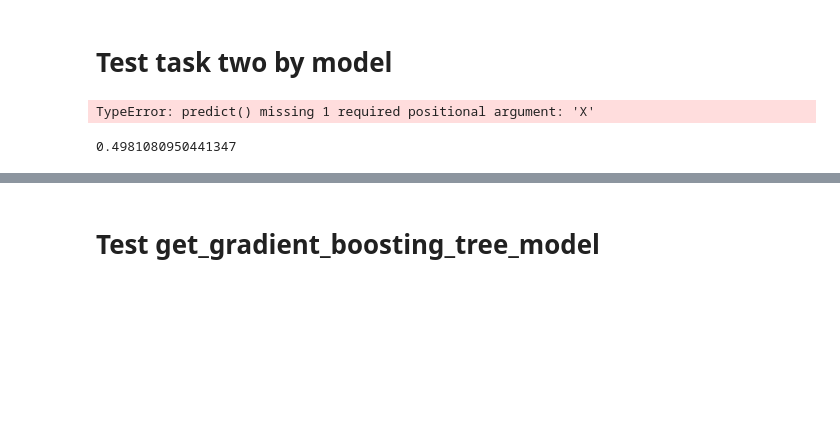
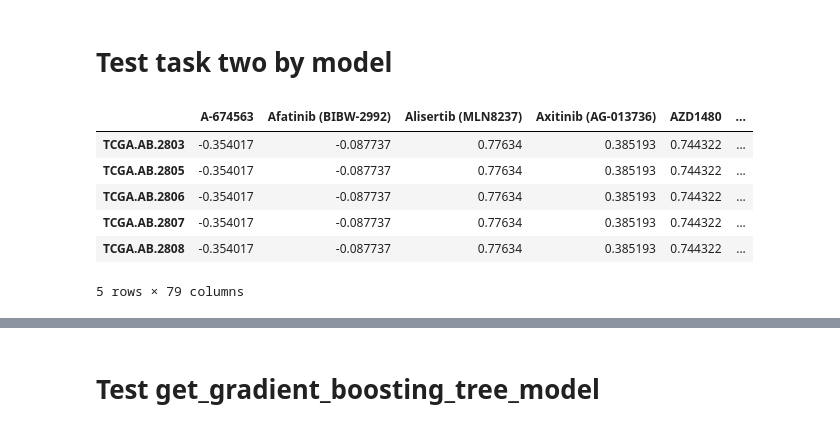
Before and after one commit to Eden5165/workshop_genomic, a Jupyter notebook: noteboot_tests/test_task_two.ipynb, the cells around one changed output, grey strips where cells are left out. Cells and saved outputs as stored; diff of their text form; code cells hidden in the pictures; blank space fills up the shorter version.

Commit message:
pca and task2

```diff
--- a/noteboot_tests/test_task_two.ipynb
+++ b/noteboot_tests/test_task_two.ipynb
@@ -18,6 +36,2 @@ beat_drug_df = data_prep_utils.ic50_log_trans(data_prep_utils.get_data_reorgeniz
 # %% [markdown]
 # Test task two by model
-# %%
-task_two_utils.predict_tcga(beat_rnaseq,tcga_rna,beat_drug_df, task_one_pipelines.pipeline_1)
-# %% [output]
-TypeError: predict() missing 1 required positional argument: 'X'
@@ -26,5 +38,11 @@ x_train, x_test, y_train, y_test = train_test_split(beat_rnaseq, beat_drug_df, t
-# %%
-y_pred = task_one_models.get_linear_reg_model(x_train, y_train).predict(x_test)
-testings_utils.get_mse(y_test.transpose(), y_pred.transpose())
-# %% [output]
-0.4981080950441347
+# %%
+a = task_two_utils.predict_tcga(beat_rnaseq_shared.transpose(), tcga_rna_shared.transpose(), beat_drug_df, task_one_pipelines.pipeline_1)
+a.head()
+# %% [output]
+|  | A-674563 | Afatinib (BIBW-2992) | Alisertib (MLN8237) | Axitinib (AG-013736) | AZD1480 | ... |
+| TCGA.AB.2803 | -0.354017 | -0.087737 | 0.77634 | 0.385193 | 0.744322 | ... |
+| TCGA.AB.2805 | -0.354017 | -0.087737 | 0.77634 | 0.385193 | 0.744322 | ... |
+| TCGA.AB.2806 | -0.354017 | -0.087737 | 0.77634 | 0.385193 | 0.744322 | ... |
+| TCGA.AB.2807 | -0.354017 | -0.087737 | 0.77634 | 0.385193 | 0.744322 | ... |
+| TCGA.AB.2808 | -0.354017 | -0.087737 | 0.77634 | 0.385193 | 0.744322 | ... |
+5 rows × 79 columns
```
Also changed, not shown: parts of 7 cells of this notebook, 2 other files.
